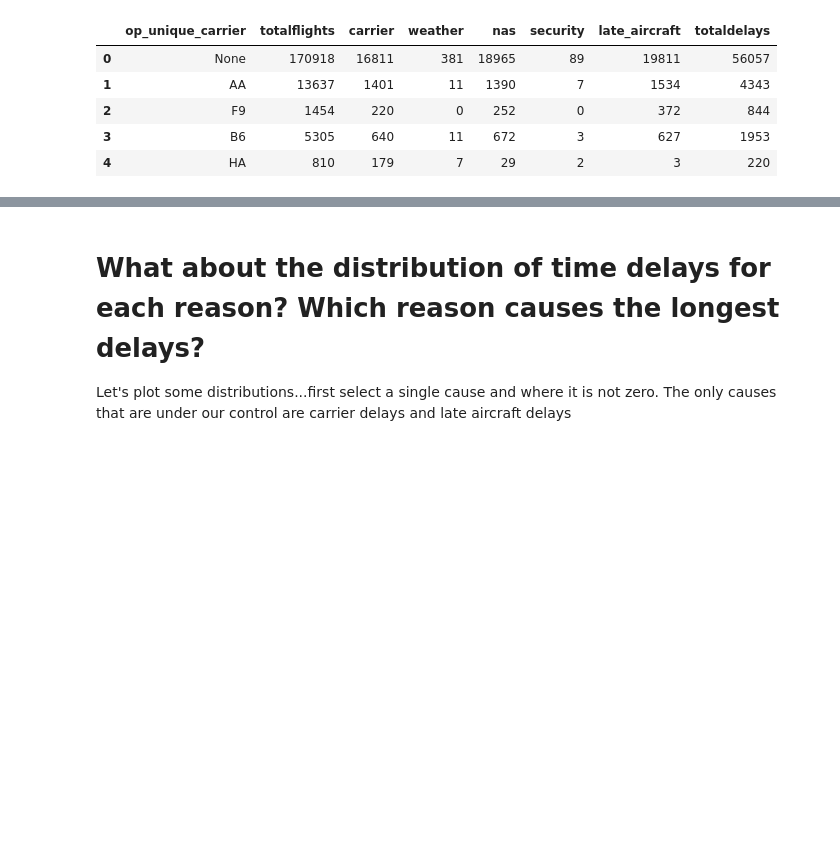
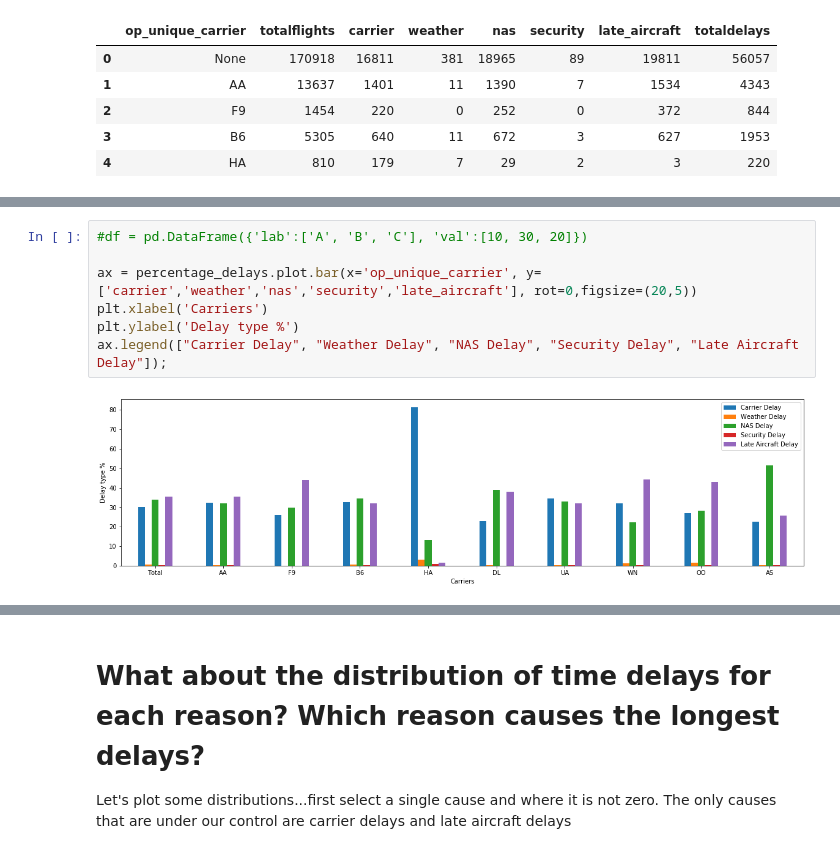
Before and after one commit to mmosc/flights, a Jupyter notebook: analysis.ipynb, the cells around one changed output, grey strips where cells are left out. Drawn from its saved outputs; the diff is of its cells as text; blank space fills up the shorter version.

```diff
--- a/analysis.ipynb
+++ b/analysis.ipynb
@@ -59,3 +61,12 @@ percentage_delays.round(decimals=1)
+# %%
+#df = pd.DataFrame({'lab':['A', 'B', 'C'], 'val':[10, 30, 20]})
+
+ax = percentage_delays.plot.bar(x='op_unique_carrier', y=['carrier','weather','nas','security','late_aircraft'], rot=0,figsize=(20,5))
+plt.xlabel('Carriers')
+plt.ylabel('Delay type %')
+ax.legend(["Carrier Delay", "Weather Delay", "NAS Delay", "Security Delay", "Late Aircraft Delay"]);
+# %% [output]
+[figure, added]
 # %%
 fig, (ax1,ax2) = plt.subplots(ncols=2,figsize=(40,10))         # Sample figsize in inches
 im1 = sns.heatmap(percentage_delays[['carrier','weather','nas','security','late_aircraft']], annot=True,ax=ax1)
```
Also changed, not shown: parts of 3 cells of this notebook.
